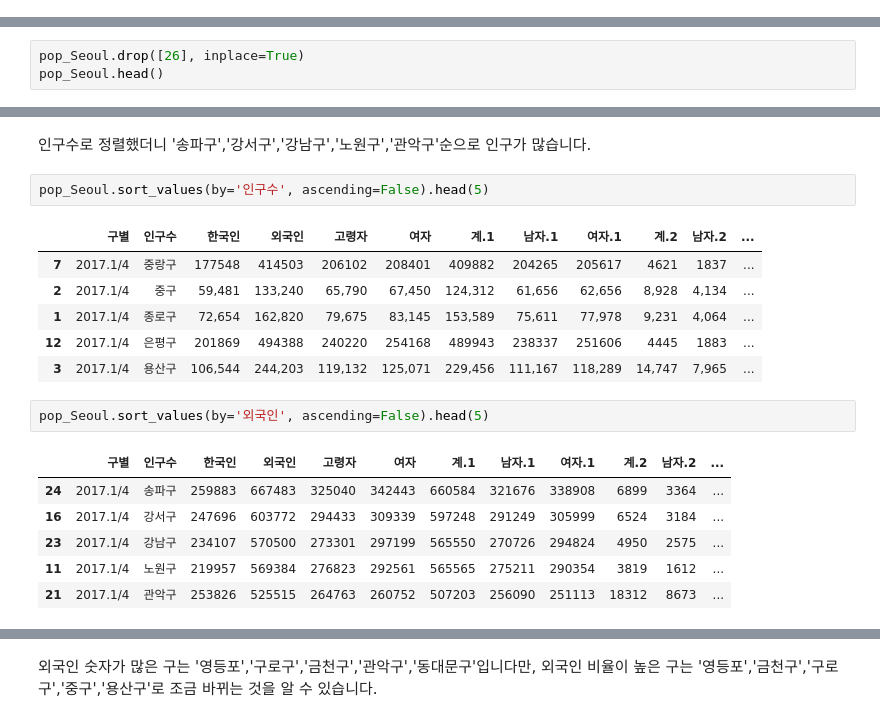
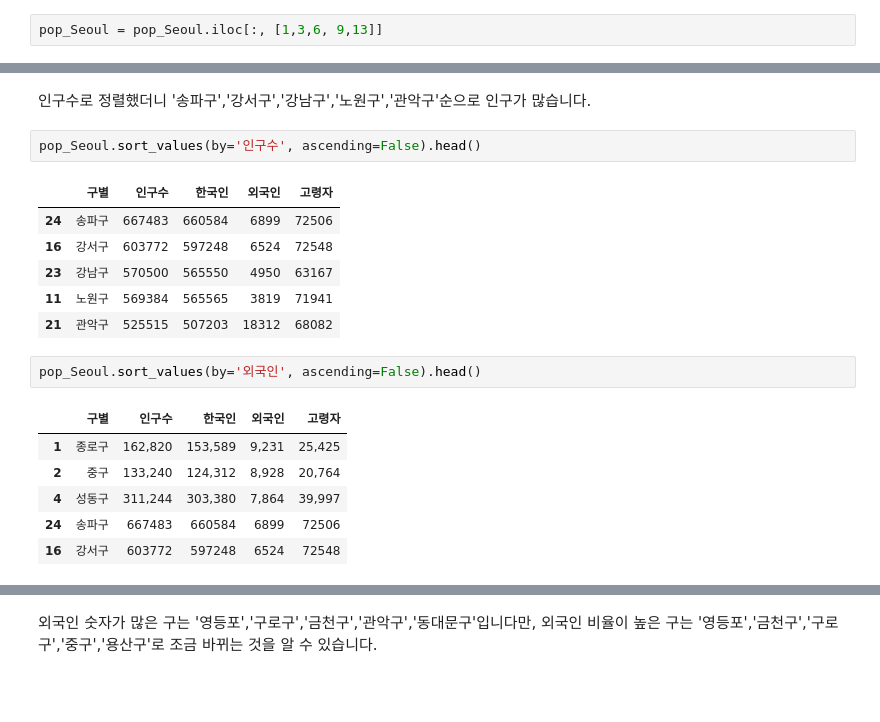
Before and after one commit to wntkdl94/DataScience_study, a Jupyter notebook: chapter_1.ipynb, the cells around one changed output, grey strips where cells are left out. Saved outputs shown, nothing was run; the diff lists cells and outputs as text; blank space fills up the shorter version.

```diff
--- a/chapter_1.ipynb
+++ b/chapter_1.ipynb
@@ -79,3 +79,5 @@ pop_Seoul.head()
 | 2 | 2017.1/4 | 중구 | 59,481 | 133,240 | 65,790 | 67,450 | 124,312 | 61,656 | 62,656 | 8,928 | 4,134 | ... |
 | 3 | 2017.1/4 | 용산구 | 106,544 | 244,203 | 119,132 | 125,071 | 229,456 | 111,167 | 118,289 | 14,747 | 7,965 | ... |
 | 4 | 2017.1/4 | 성동구 | 130,868 | 311,244 | 153,768 | 157,476 | 303,380 | 150,076 | 153,304 | 7,864 | 3,692 | ... |
+# %%
+pop_Seoul = pop_Seoul.iloc[:, [1,3,6, 9,13]]
@@ -529,5 +540,2 @@ pop_Seoul[pop_Seoul['구별'].isnull()]
 # %% [markdown]
 행을 지우는 drop 명령으로 NaN이 있던 행을 삭제합니다.
-# %%
-pop_Seoul.drop([26], inplace=True)
-pop_Seoul.head()
@@ -544,21 +550,21 @@ TypeError: unsupported operand type(s) for /: 'str' and 'str'
 # %% [markdown]
 인구수로 정렬했더니 '송파구','강서구','강남구','노원구','관악구'순으로 인구가 많습니다.
 # %%
-pop_Seoul.sort_values(by='인구수', ascending=False).head(5)
+pop_Seoul.sort_values(by='인구수', ascending=False).head()
 # %% [output]
-|  | 구별 | 인구수 | 한국인 | 외국인 | 고령자 | 여자 | 계.1 | 남자.1 | 여자.1 | 계.2 | 남자.2 | ... |
-| 7 | 2017.1/4 | 중랑구 | 177548 | 414503 | 206102 | 208401 | 409882 | 204265 | 205617 | 4621 | 1837 | ... |
-| 2 | 2017.1/4 | 중구 | 59,481 | 133,240 | 65,790 | 67,450 | 124,312 | 61,656 | 62,656 | 8,928 | 4,134 | ... |
-| 1 | 2017.1/4 | 종로구 | 72,654 | 162,820 | 79,675 | 83,145 | 153,589 | 75,611 | 77,978 | 9,231 | 4,064 | ... |
-| 12 | 2017.1/4 | 은평구 | 201869 | 494388 | 240220 | 254168 | 489943 | 238337 | 251606 | 4445 | 1883 | ... |
-| 3 | 2017.1/4 | 용산구 | 106,544 | 244,203 | 119,132 | 125,071 | 229,456 | 111,167 | 118,289 | 14,747 | 7,965 | ... |
+|  | 구별 | 인구수 | 한국인 | 외국인 | 고령자 |
+| 24 | 송파구 | 667483 | 660584 | 6899 | 72506 |
+| 16 | 강서구 | 603772 | 597248 | 6524 | 72548 |
+| 23 | 강남구 | 570500 | 565550 | 4950 | 63167 |
+| 11 | 노원구 | 569384 | 565565 | 3819 | 71941 |
+| 21 | 관악구 | 525515 | 507203 | 18312 | 68082 |
 # %%
-pop_Seoul.sort_values(by='외국인', ascending=False).head(5)
+pop_Seoul.sort_values(by='외국인', ascending=False).head()
 # %% [output]
-|  | 구별 | 인구수 | 한국인 | 외국인 | 고령자 | 여자 | 계.1 | 남자.1 | 여자.1 | 계.2 | 남자.2 | ... |
-| 24 | 2017.1/4 | 송파구 | 259883 | 667483 | 325040 | 342443 | 660584 | 321676 | 338908 | 6899 | 3364 | ... |
-| 16 | 2017.1/4 | 강서구 | 247696 | 603772 | 294433 | 309339 | 597248 | 291249 | 305999 | 6524 | 3184 | ... |
-| 23 | 2017.1/4 | 강남구 | 234107 | 570500 | 273301 | 297199 | 565550 | 270726 | 294824 | 4950 | 2575 | ... |
-| 11 | 2017.1/4 | 노원구 | 219957 | 569384 | 276823 | 292561 | 565565 | 275211 | 290354 | 3819 | 1612 | ... |
-| 21 | 2017.1/4 | 관악구 | 253826 | 525515 | 264763 | 260752 | 507203 | 256090 | 251113 | 18312 | 8673 | ... |
+|  | 구별 | 인구수 | 한국인 | 외국인 | 고령자 |
+| 1 | 종로구 | 162,820 | 153,589 | 9,231 | 25,425 |
+| 2 | 중구 | 133,240 | 124,312 | 8,928 | 20,764 |
+| 4 | 성동구 | 311,244 | 303,380 | 7,864 | 39,997 |
+| 24 | 송파구 | 667483 | 660584 | 6899 | 72506 |
+| 16 | 강서구 | 603772 | 597248 | 6524 | 72548 |
 # %%
```
Also changed, not shown: parts of 60 cells of this notebook, 2 other files.
